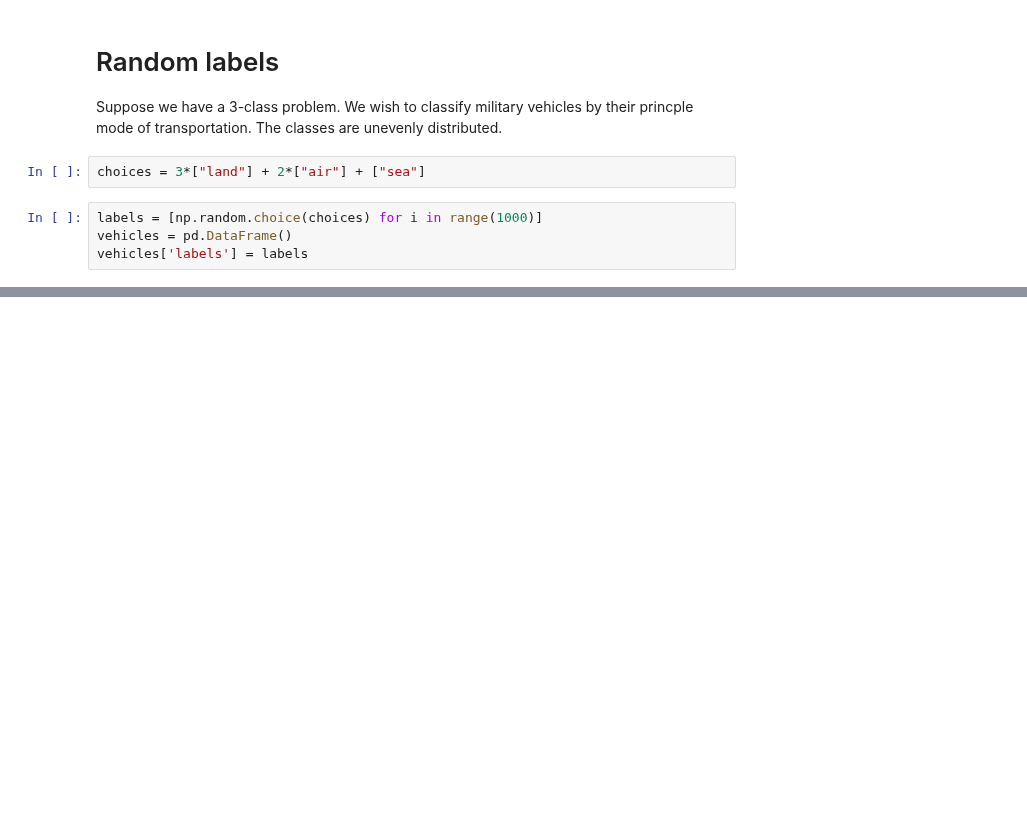
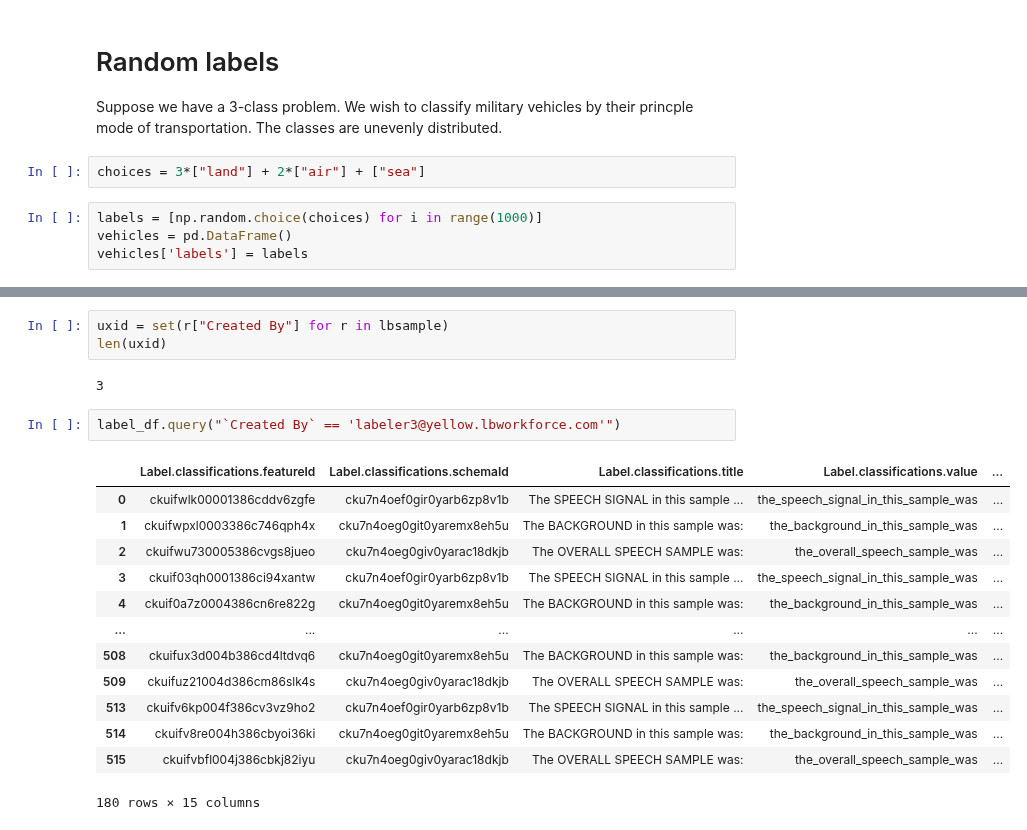
Before and after one commit to quiltdata/examples, a Jupyter notebook: visualizing-data-quality/QuiltAltairHistogram.ipynb, the cells around one changed output, grey strips where cells are left out. Cells and saved outputs as stored; diff of their text form; blank space fills up the shorter version.

```diff
--- a/visualizing-data-quality/QuiltAltairHistogram.ipynb
+++ b/visualizing-data-quality/QuiltAltairHistogram.ipynb
@@ -122,0 +252,21 @@ QuiltAltairHistogram.ipynb  justmadeit.json
+# %%
+uxid = set(r["Created By"] for r in lbsample)
+len(uxid)
+# %% [output]
+3
+# %%
+label_df.query("`Created By` == 'labeler3@yellow.lbworkforce.com'")
+# %% [output]
+|  | Label.classifications.featureId | Label.classifications.schemaId | Label.classifications.title | Label.classifications.value | ... |
+| 0 | ckuifwlk00001386cddv6zgfe | cku7n4oef0gir0yarb6zp8v1b | The SPEECH SIGNAL in this sample ... | the_speech_signal_in_this_sample_was | ... |
+| 1 | ckuifwpxl0003386c746qph4x | cku7n4oeg0git0yaremx8eh5u | The BACKGROUND in this sample was: | the_background_in_this_sample_was | ... |
+| 2 | ckuifwu730005386cvgs8jueo | cku7n4oeg0giv0yarac18dkjb | The OVERALL SPEECH SAMPLE was: | the_overall_speech_sample_was | ... |
+| 3 | ckuif03qh0001386ci94xantw | cku7n4oef0gir0yarb6zp8v1b | The SPEECH SIGNAL in this sample ... | the_speech_signal_in_this_sample_was | ... |
+| 4 | ckuif0a7z0004386cn6re822g | cku7n4oeg0git0yaremx8eh5u | The BACKGROUND in this sample was: | the_background_in_this_sample_was | ... |
+| ... | ... | ... | ... | ... | ... |
+| 508 | ckuifux3d004b386cd4ltdvq6 | cku7n4oeg0git0yaremx8eh5u | The BACKGROUND in this sample was: | the_background_in_this_sample_was | ... |
+| 509 | ckuifuz21004d386cm86slk4s | cku7n4oeg0giv0yarac18dkjb | The OVERALL SPEECH SAMPLE was: | the_overall_speech_sample_was | ... |
+| 513 | ckuifv6kp004f386cv3vz9ho2 | cku7n4oef0gir0yarb6zp8v1b | The SPEECH SIGNAL in this sample ... | the_speech_signal_in_this_sample_was | ... |
+| 514 | ckuifv8re004h386cbyoi36ki | cku7n4oeg0git0yaremx8eh5u | The BACKGROUND in this sample was: | the_background_in_this_sample_was | ... |
+| 515 | ckuifvbfl004j386cbkj82iyu | cku7n4oeg0giv0yarac18dkjb | The OVERALL SPEECH SAMPLE was: | the_overall_speech_sample_was | ... |
+180 rows × 15 columns
```
Also changed, not shown: parts of 24 cells of this notebook, 7 other files.
